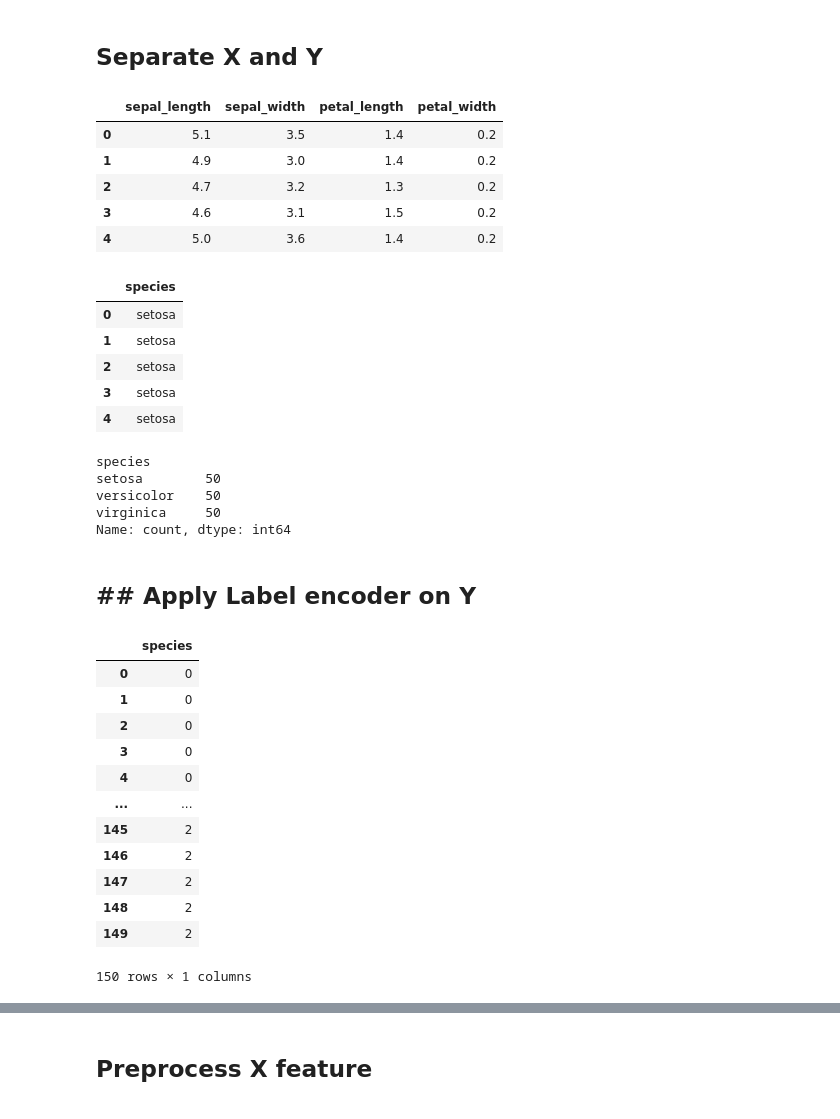
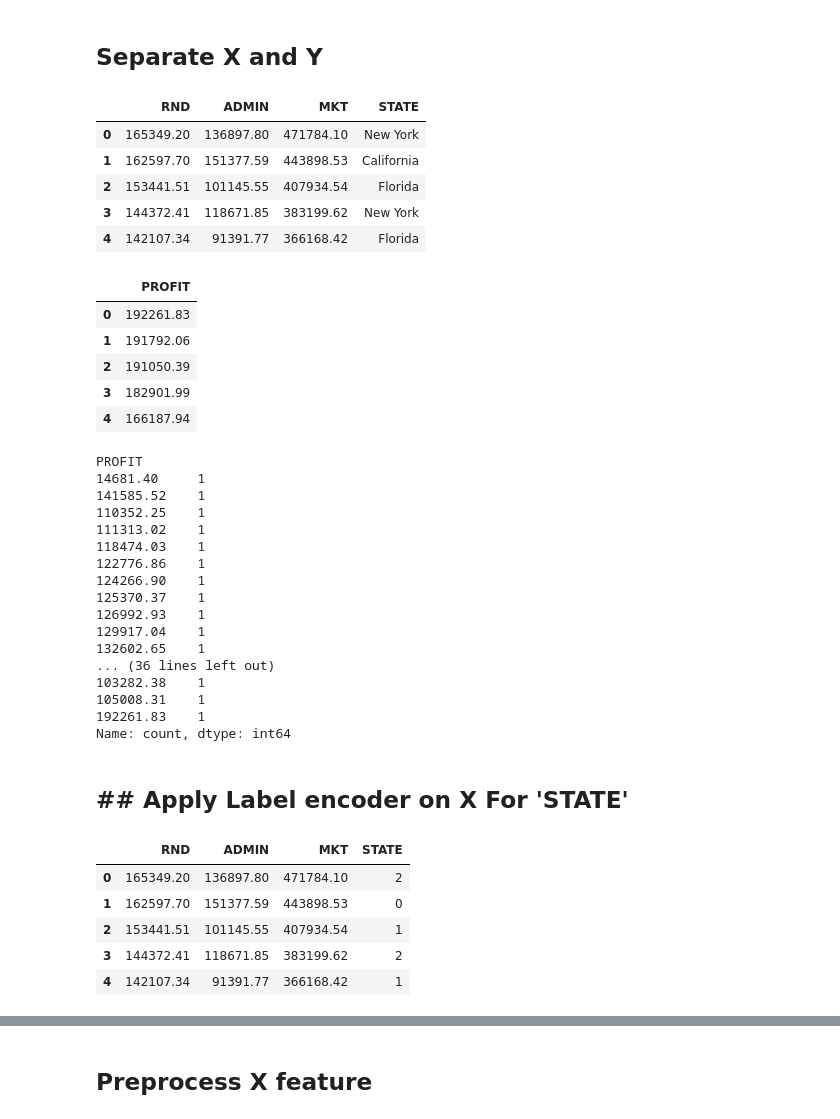
Before and after one commit to mohinikapse1819/vs-repository, a Jupyter notebook: K-Neighbor Classification/KNN Regressor.ipynb, the cells around one changed output, grey strips where cells are left out. Drawn from its saved outputs; the diff is of its cells as text; code cells hidden in the pictures.

```diff
--- a/K-Neighbor Classification/KNN Regressor.ipynb
+++ b/K-Neighbor Classification/KNN Regressor.ipynb
@@ -7,6 +7,6 @@ filterwarnings('ignore')
 ## Reading the dataset
 # %%
 import pandas as pd
-df=pd.read_csv('iris.csv')
+df=pd.read_csv("50_Startups (1).csv")
 df.head()
 # %% [output]
@@ -43,52 +43,57 @@ dtype: int64
 # %% [markdown]
 ## Separate X and Y
 # %%
-X=df.drop(columns=['species'])
-Y=df[['species']]
+X=df.drop(columns=['PROFIT'])
+Y=df[['PROFIT']]
 # %%
 X.head()
 # %% [output]
-|  | sepal_length | sepal_width | petal_length | petal_width |
-| 0 | 5.1 | 3.5 | 1.4 | 0.2 |
-| 1 | 4.9 | 3.0 | 1.4 | 0.2 |
-| 2 | 4.7 | 3.2 | 1.3 | 0.2 |
-| 3 | 4.6 | 3.1 | 1.5 | 0.2 |
-| 4 | 5.0 | 3.6 | 1.4 | 0.2 |
+|  | RND | ADMIN | MKT | STATE |
+| 0 | 165349.20 | 136897.80 | 471784.10 | New York |
+| 1 | 162597.70 | 151377.59 | 443898.53 | California |
+| 2 | 153441.51 | 101145.55 | 407934.54 | Florida |
+| 3 | 144372.41 | 118671.85 | 383199.62 | New York |
+| 4 | 142107.34 | 91391.77 | 366168.42 | Florida |
 # %%
 Y.head()
 # %% [output]
-|  | species |
-| 0 | setosa |
-| 1 | setosa |
-| 2 | setosa |
-| 3 | setosa |
-| 4 | setosa |
+|  | PROFIT |
+| 0 | 192261.83 |
+| 1 | 191792.06 |
+| 2 | 191050.39 |
+| 3 | 182901.99 |
+| 4 | 166187.94 |
 # %%
 Y.value_counts()
 # %% [output]
-species
-setosa        50
-versicolor    50
-virginica     50
+PROFIT
+14681.40     1
+141585.52    1
+110352.25    1
+111313.02    1
+118474.03    1
+122776.86    1
+124266.90    1
+125370.37    1
+126992.93    1
+129917.04    1
+132602.65    1
+... (36 lines left out)
+103282.38    1
+105008.31    1
+192261.83    1
 Name: count, dtype: int64
 # %% [markdown]
-## ## Apply Label encoder on Y
+## ## Apply Label encoder on X For 'STATE'
 # %%
 from sklearn.preprocessing import LabelEncoder
 le = LabelEncoder()
-Y['species'] = le.fit_transform(Y['species'])
-Y
+X['STATE'] = le.fit_transform(X['STATE'])
+X.head()
 # %% [output]
-|  | species |
-| 0 | 0 |
-| 1 | 0 |
-| 2 | 0 |
-| 3 | 0 |
-| 4 | 0 |
-| ... | ... |
-| 145 | 2 |
-| 146 | 2 |
-| 147 | 2 |
-| 148 | 2 |
-| 149 | 2 |
+|  | RND | ADMIN | MKT | STATE |
+| 0 | 165349.20 | 136897.80 | 471784.10 | 2 |
+| 1 | 162597.70 | 151377.59 | 443898.53 | 0 |
+| 2 | 153441.51 | 101145.55 | 407934.54 | 1 |
+| 3 | 144372.41 | 118671.85 | 383199.62 | 2 |
+| 4 | 142107.34 | 91391.77 | 366168.42 | 1 |
-150 rows × 1 columns
```
Also changed, not shown: parts of 26 cells of this notebook, 3 other files.
